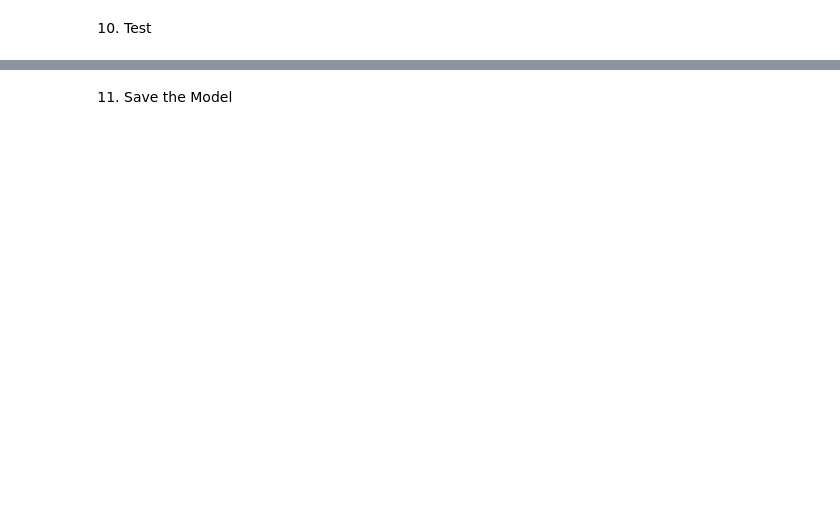
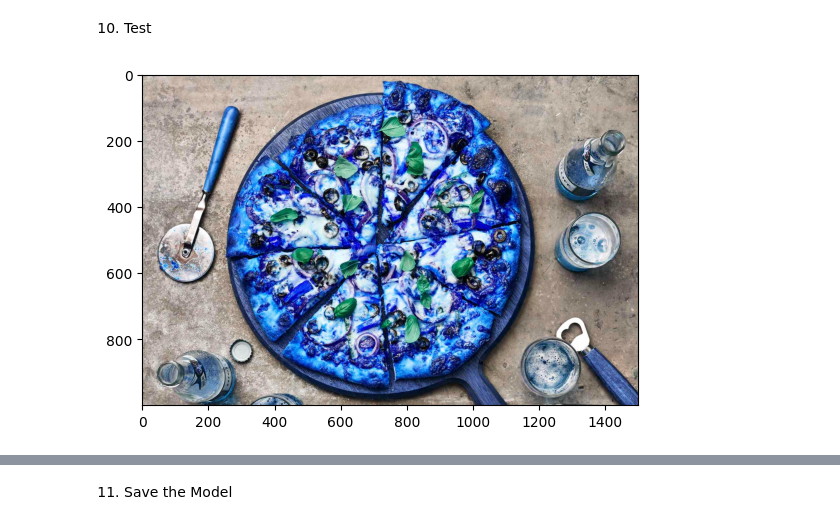
Before and after one commit to anshisinghh/Image-Classification, a Jupyter notebook: getting-started.ipynb, the cells around one changed output, grey strips where cells are left out. Cells and saved outputs as stored; diff of their text form; code cells hidden in the pictures; blank space fills up the shorter version.

```diff
--- a/getting-started.ipynb
+++ b/getting-started.ipynb
@@ -148,7 +263,9 @@ print(f'Accuracy: {acc.result().numpy()}')
 # %%
 import cv2
 # %%
-img = cv2.imread('happytest.jpg')
+img = cv2.imread('foodtest.jpg')
 plt.imshow(img)
 plt.show()
+# %% [output]
+[figure, added]
 # %%
```
Also changed, not shown: parts of 27 cells of this notebook, 5 other files.
